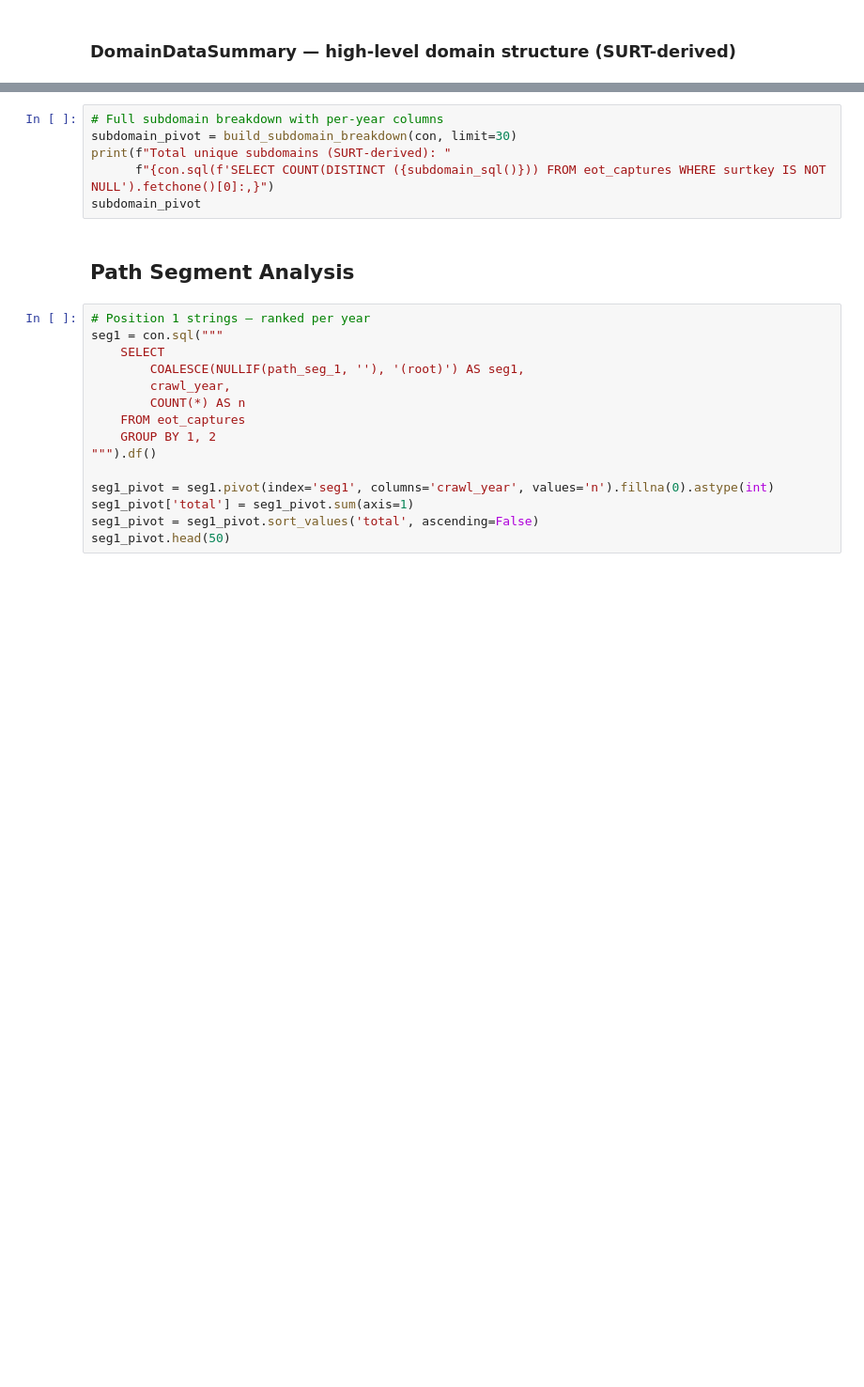
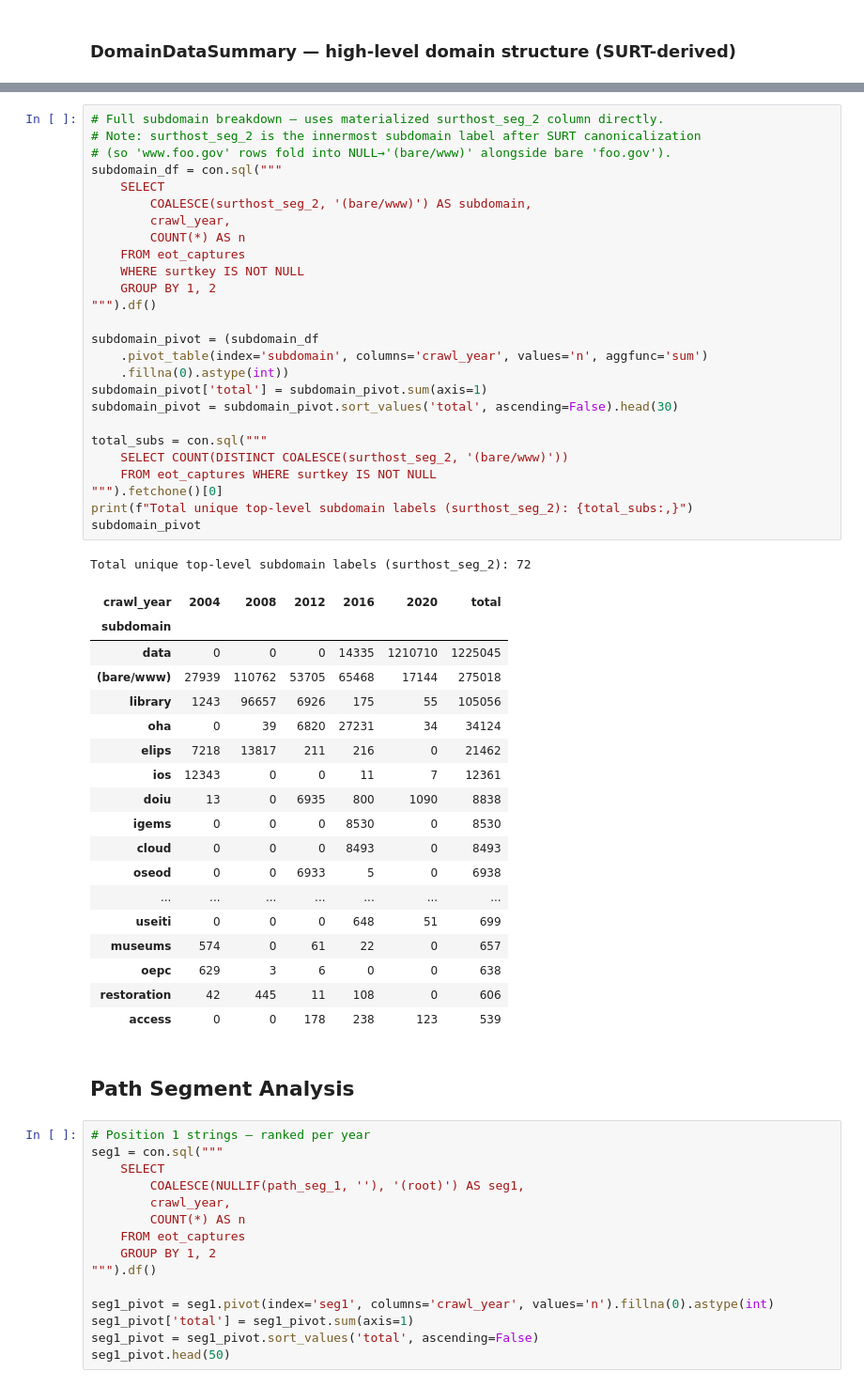
Before and after one commit to danieljohnevans/eot-cdx-parsing, a Jupyter notebook: url_structure_doi.ipynb, the cells around one changed output, grey strips where cells are left out. Shown at 94% size. Drawn from its saved outputs; the diff is of its cells as text; blank space fills up the shorter version.

```diff
--- a/url_structure_doi.ipynb
+++ b/url_structure_doi.ipynb
@@ -85,9 +127,49 @@ domain_summary
 # %%
-# Full subdomain breakdown with per-year columns
-subdomain_pivot = build_subdomain_breakdown(con, limit=30)
-print(f"Total unique subdomains (SURT-derived): "
-      f"{con.sql(f'SELECT COUNT(DISTINCT ({subdomain_sql()})) FROM eot_captures WHERE surtkey IS NOT NULL').fetchone()[0]:,}")
+# Full subdomain breakdown — uses materialized surthost_seg_2 column directly.
+# Note: surthost_seg_2 is the innermost subdomain label after SURT canonicalization
+# (so 'www.foo.gov' rows fold into NULL→'(bare/www)' alongside bare 'foo.gov').
+subdomain_df = con.sql("""
+    SELECT
+        COALESCE(surthost_seg_2, '(bare/www)') AS subdomain,
+        crawl_year,
+        COUNT(*) AS n
+    FROM eot_captures
+    WHERE surtkey IS NOT NULL
+    GROUP BY 1, 2
+""").df()
+
+subdomain_pivot = (subdomain_df
+    .pivot_table(index='subdomain', columns='crawl_year', values='n', aggfunc='sum')
+    .fillna(0).astype(int))
+subdomain_pivot['total'] = subdomain_pivot.sum(axis=1)
+subdomain_pivot = subdomain_pivot.sort_values('total', ascending=False).head(30)
+
+total_subs = con.sql("""
+    SELECT COUNT(DISTINCT COALESCE(surthost_seg_2, '(bare/www)'))
+    FROM eot_captures WHERE surtkey IS NOT NULL
+""").fetchone()[0]
+print(f"Total unique top-level subdomain labels (surthost_seg_2): {total_subs:,}")
 subdomain_pivot
+# %% [output]
+Total unique top-level subdomain labels (surthost_seg_2): 72
+| crawl_year | 2004 | 2008 | 2012 | 2016 | 2020 | total |
+| subdomain |  |  |  |  |  |  |
+| data | 0 | 0 | 0 | 14335 | 1210710 | 1225045 |
+| (bare/www) | 27939 | 110762 | 53705 | 65468 | 17144 | 275018 |
+| library | 1243 | 96657 | 6926 | 175 | 55 | 105056 |
+| oha | 0 | 39 | 6820 | 27231 | 34 | 34124 |
+| elips | 7218 | 13817 | 211 | 216 | 0 | 21462 |
+| ios | 12343 | 0 | 0 | 11 | 7 | 12361 |
+| doiu | 13 | 0 | 6935 | 800 | 1090 | 8838 |
+| igems | 0 | 0 | 0 | 8530 | 0 | 8530 |
+| cloud | 0 | 0 | 0 | 8493 | 0 | 8493 |
+| oseod | 0 | 0 | 6933 | 5 | 0 | 6938 |
+| ... | ... | ... | ... | ... | ... | ... |
+| useiti | 0 | 0 | 0 | 648 | 51 | 699 |
+| museums | 574 | 0 | 61 | 22 | 0 | 657 |
+| oepc | 629 | 3 | 6 | 0 | 0 | 638 |
+| restoration | 42 | 445 | 11 | 108 | 0 | 606 |
+| access | 0 | 0 | 178 | 238 | 123 | 539 |
 # %% [markdown]
 ## Path Segment Analysis
 # %%
```
Also changed, not shown: parts of 6 cells of this notebook, 1 other file.
